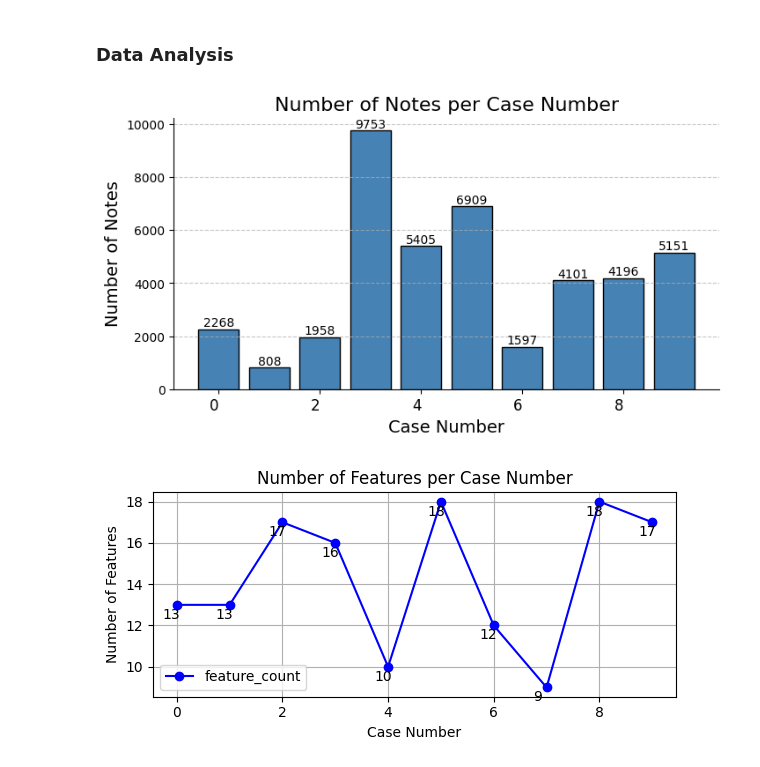
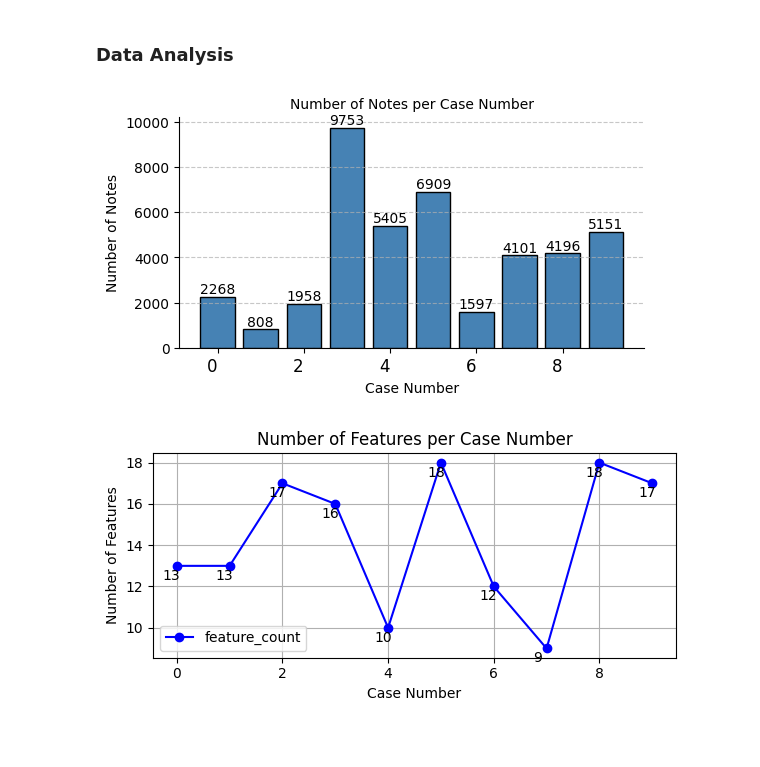
Before and after one commit to kartheekkotha/ClinicalPatientNotesScoring, a Jupyter notebook: src/dataAnalysis.ipynb, the cells around one changed output. Drawn from its saved outputs; the diff is of its cells as text; code cells hidden in the pictures; blank space fills up the shorter version.

```diff
--- a/src/dataAnalysis.ipynb
+++ b/src/dataAnalysis.ipynb
@@ -224,35 +231,35 @@ pn_history 42146
 # %%
 case_nums = case_cnt["case_num"]
 counts = case_cnt["count"]
 
-plt.figure(figsize=(8,4 ))
+plt.figure(figsize=(6,3))
 bars = plt.bar(
     case_nums, counts, color="#4682B4", edgecolor="black"
 )
 
-plt.xlabel("Case Number", fontsize=14)
-plt.ylabel("Number of Notes", fontsize=14)
-plt.title("Number of Notes per Case Number", fontsize=16)
+plt.xlabel("Case Number", fontsize=10)
+plt.ylabel("Number of Notes", fontsize=10)
+plt.title("Number of Notes per Case Number", fontsize=10)
 plt.grid(axis="y", linestyle="--", alpha=0.7)
 plt.xticks(ha="right", fontsize=12)
 
 for bar in bars:
     height = bar.get_height()
     plt.text(
         bar.get_x() + bar.get_width() / 2,
         height,
         f"{height}",
         ha="center",
         va="bottom",
         fontsize=10,
     )
 
 plt.gca().spines["top"].set_visible(False)
 plt.gca().spines["right"].set_visible(False)
 
 plt.show()
 # %% [output]
-[figure, old version]
+[figure, new version]
 # %%
 # Assuming 'features_df' is your DataFrame containing the data
 identified_features_per_case_cnt = pd.DataFrame(
```
Also changed, not shown: parts of 3 cells of this notebook.
